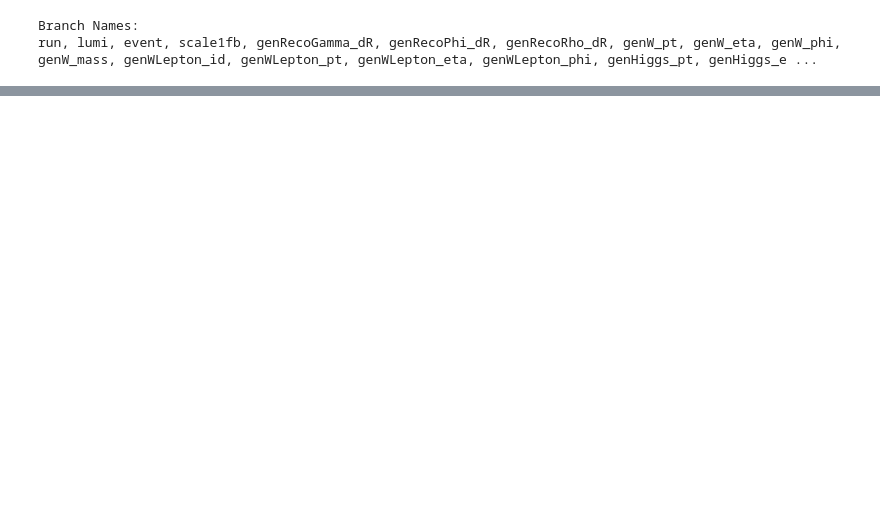
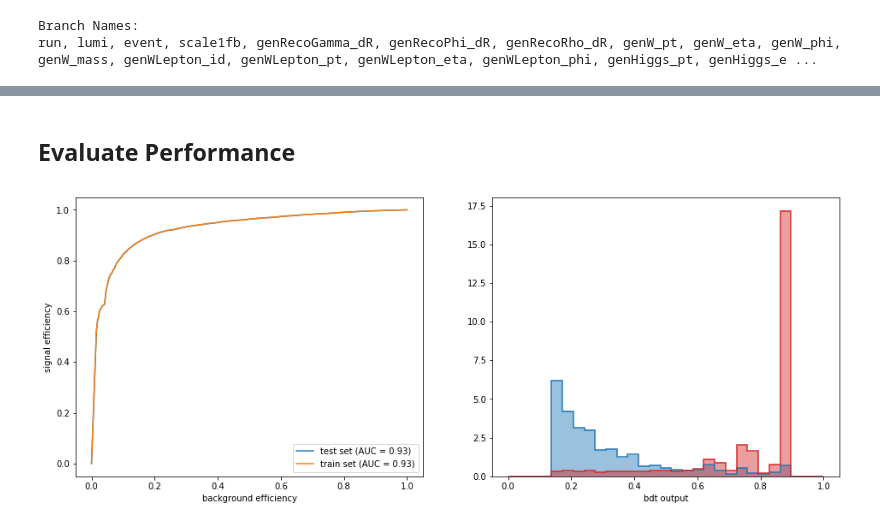
Before and after one commit to jkguiang/rare-higgs, a Jupyter notebook: analysis/bdt.ipynb, the cells around one changed output, grey strips where cells are left out. Drawn from its saved outputs; the diff is of its cells as text; code cells hidden in the pictures; blank space fills up the shorter version.

```diff
--- a/analysis/bdt.ipynb
+++ b/analysis/bdt.ipynb
@@ -88,19 +108,23 @@ x_train, x_test, y_train, y_test, stype_train, stype_test, weights_train, weight
 # %%
-sel_test = stype_test != 1.
-sel_train = stype_train != 1.
 dump_name = "rpg.h"
 
+# Sample selection (stype == 0 <--> signal)
+sel_test = ( (stype_test == 0) | (stype_test == samples.index("WJetsToLNu")) )
+sel_train = ( (stype_train == 0) | (stype_train == samples.index("WJetsToLNu")) )
+
+# BDT Input
 dtrain = xgb.DMatrix( x_train[sel_train], label=y_train[sel_train], weight=np.abs(weights_train[sel_train]))
 dtest = xgb.DMatrix( x_test[sel_test], label=y_test[sel_test], weight=np.abs(weights_test[sel_test]))
 evallist  = [(dtrain,'train'), (dtest,'eval')]
+
+# BDT Parameters Setup
 param = {}
 param['objective'] = 'binary:logistic'
 
-# BDT Knobs
+# BDT Knobs (Parameters)
 num_round = 20
 param['eta'] = 0.07
 param['max_depth'] = 4
-# param['max_depth'] = 5
 param['silent'] = 1
 param['nthread'] = 4
 param['eval_metric'] = "auc"
@@ -125,0 +163,38 @@ Stack trace returned 10 entries:
+# %%
+# Get predictions
+preds_train = bst.predict(xgb.DMatrix(x_train))
+preds_test = bst.predict(xgb.DMatrix(x_test))
+# %% [markdown]
+## Evaluate Performance
+# %%
+# Suplots setup
+fig, axes = plt.subplots(1,2,figsize=(16,6))
+
+# Subplot 1: Plot ROC curves
+plt.subplot(1, 2, 1)
+# Test ROC Curve
+fpr, tpr, thresh = roc_curve(y_test,preds_test)
+plt.plot(fpr, tpr, label="test set (AUC = {:.2f})".format(np.trapz(tpr,fpr)));
+# Train ROC Curve
+fpr, tpr, thresh = roc_curve(y_train,preds_train)
+plt.plot(fpr, tpr, label="train set (AUC = {:.2f})".format(np.trapz(tpr,fpr)));
+# Settings
+plt.xlabel("background efficiency");
+plt.ylabel("signal efficiency");
+plt.legend();
+
+# Subplot 2: Plot distribution of BDT outputs
+plt.subplot(1, 2, 2)
+bins = np.linspace(0.,1.,30)
+# Training - Background
+plt.hist(preds_train[y_train==0], weights=weights_train[y_train==0], bins=bins,histtype="stepfilled",alpha=0.45, density=True, label="bkg, train",color="C0");
+# Training - Signal
+plt.hist(preds_train[y_train==1], weights=weights_train[y_train==1], bins=bins,histtype="stepfilled",alpha=0.45, density=True, label="sig, train",color="C3");
+# Testing - Background
+plt.hist(preds_test[y_test==0], weights=weights_test[y_test==0], bins=bins,histtype="step",alpha=1.0, density=True, label="bkg, test",color="C0", lw=1.5, linestyle="solid");
+# Testing - Signal
+plt.hist(preds_test[y_test==1], weights=weights_test[y_test==1], bins=bins,histtype="step",alpha=1.0, density=True, label="sig, test",color="C3", lw=1.5, linestyle="solid");
+# Settings
+plt.xlabel("bdt output");
+# %% [output]
+[figure, added]
```
Also changed, not shown: parts of 12 cells of this notebook.
